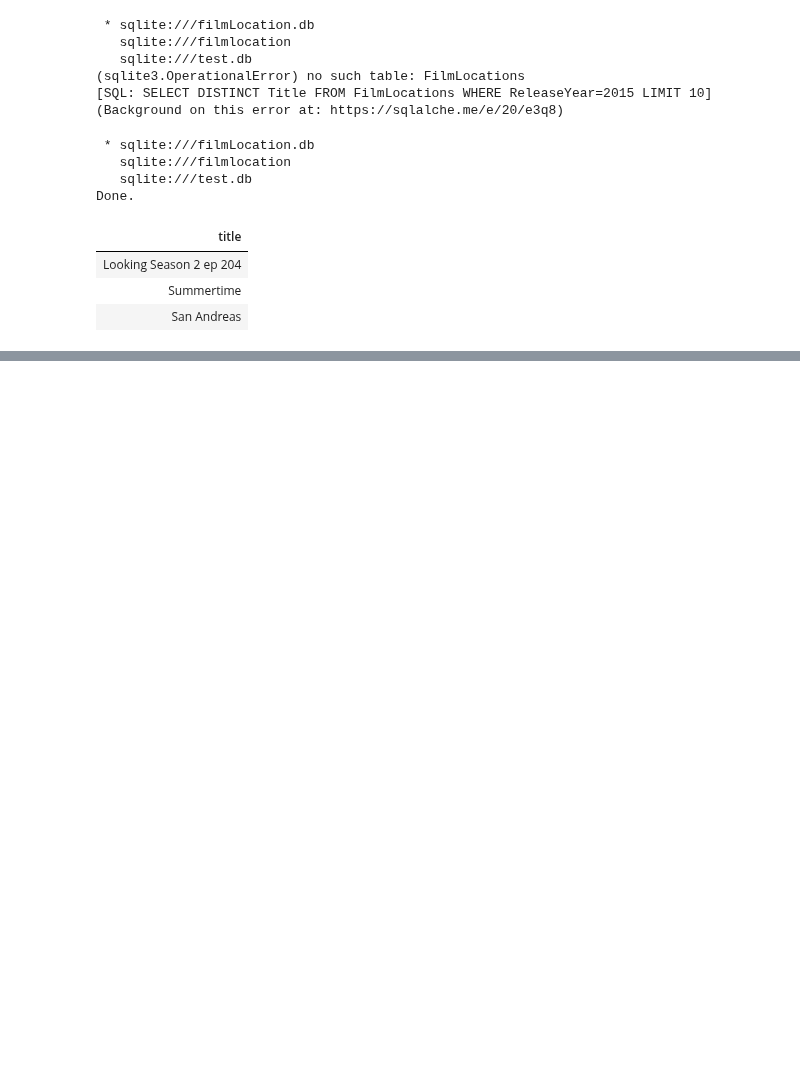
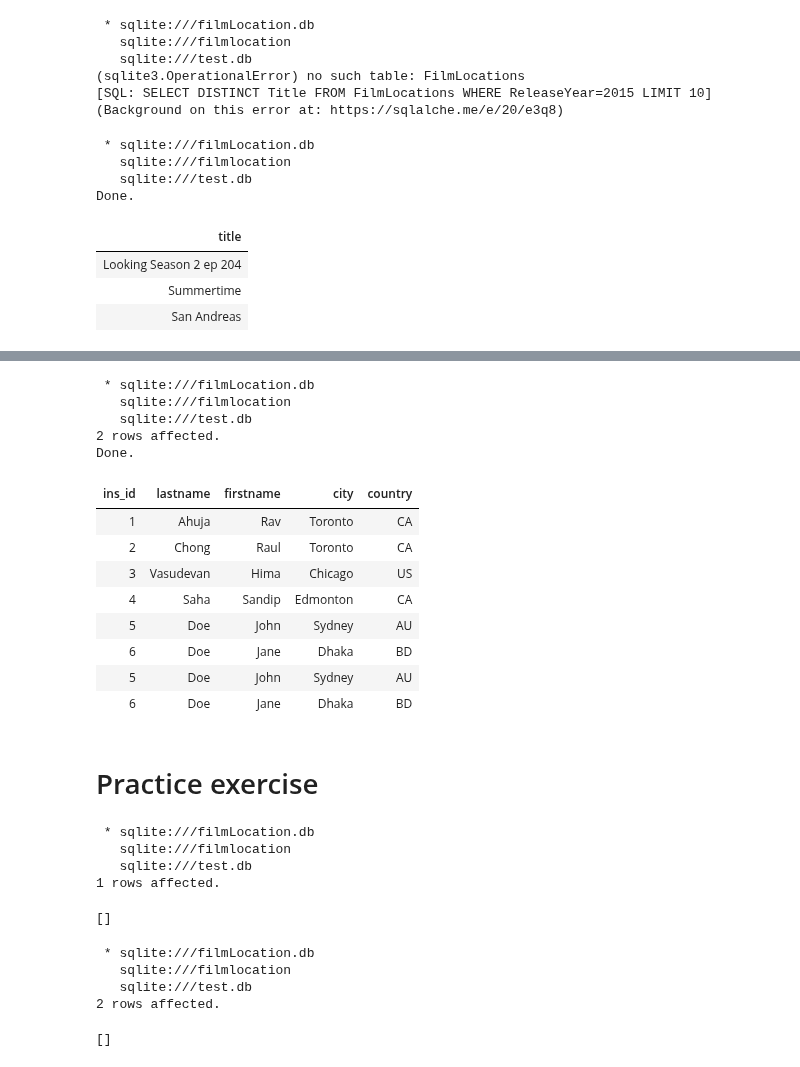
Before and after one commit to Immortal-Pi/IBMdatascience, a Jupyter notebook: Sql/SQLbasics.ipynb, the cells around one changed output, grey strips where cells are left out. Saved outputs shown, nothing was run; the diff lists cells and outputs as text; code cells hidden in the pictures; blank space fills up the shorter version.

```diff
--- a/Sql/SQLbasics.ipynb
+++ b/Sql/SQLbasics.ipynb
@@ -318,0 +360,44 @@ Done.
+# %%
+%%sql
+INSERT INTO Instructor(ins_id, lastname, firstname, city, country)
+VALUES(5, 'Doe', 'John', 'Sydney', 'AU'),
+(6, 'Doe', 'Jane', 'Dhaka', 'BD');
+select * from instructor
+# %% [output]
+ * sqlite:///filmLocation.db
+   sqlite:///filmlocation
+   sqlite:///test.db
+2 rows affected.
+Done.
+| ins_id | lastname | firstname | city | country |
+| 1 | Ahuja | Rav | Toronto | CA |
+| 2 | Chong | Raul | Toronto | CA |
+| 3 | Vasudevan | Hima | Chicago | US |
+| 4 | Saha | Sandip | Edmonton | CA |
+| 5 | Doe | John | Sydney | AU |
+| 6 | Doe | Jane | Dhaka | BD |
+| 5 | Doe | John | Sydney | AU |
+| 6 | Doe | Jane | Dhaka | BD |
+# %% [markdown]
+# Practice exercise
+# %%
+%%sql
+insert into instructor
+values (7,' Antonio','Cangiano','Vancouver','CA')
+# %% [output]
+ * sqlite:///filmLocation.db
+   sqlite:///filmlocation
+   sqlite:///test.db
+1 rows affected.
+[]
+# %%
+%%sql
+insert into instructor
+values (8,' Steve','Ryan','Barlby','GB'),
+(9,' Ramesh ','Sannareddy','Hyderabad','IN')
+# %% [output]
+ * sqlite:///filmLocation.db
+   sqlite:///filmlocation
+   sqlite:///test.db
+2 rows affected.
+[]
```
Also changed, not shown: parts of 15 cells of this notebook, 3 other files.
